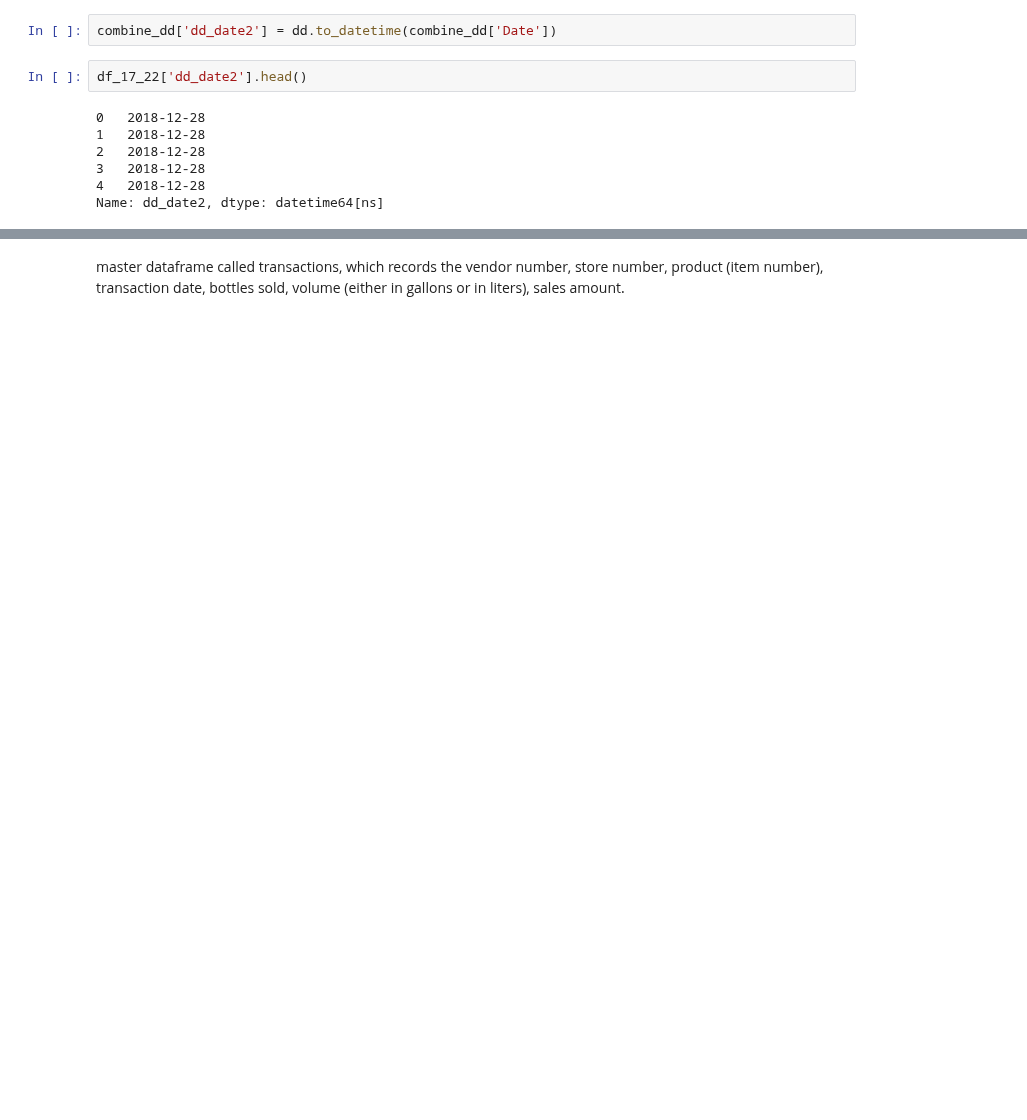
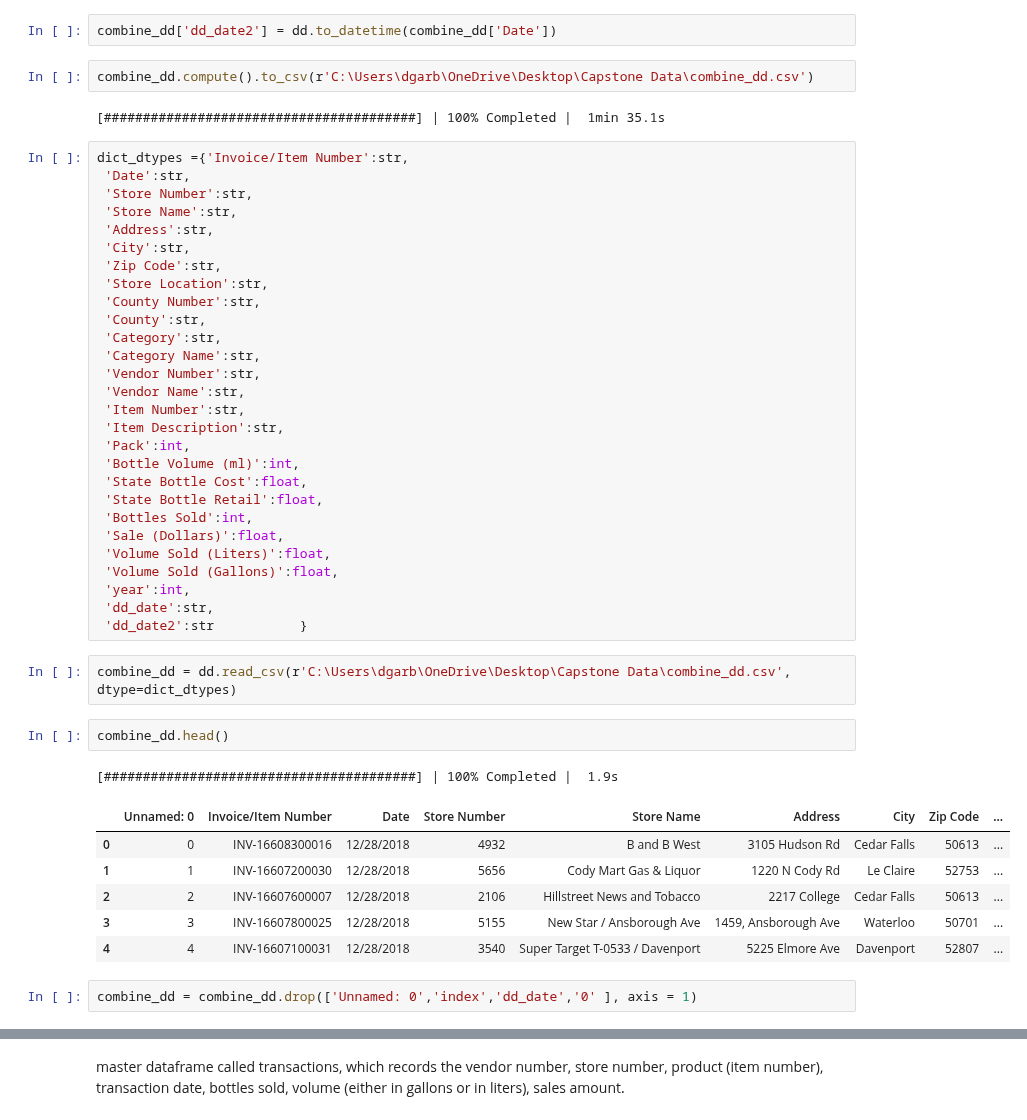
Before and after one commit to dgarbato/capstone, a Jupyter notebook: rd in liquor_2017_to_2022.ipynb, the cells around one changed output, grey strips where cells are left out. Cells and saved outputs as stored; diff of their text form; blank space fills up the shorter version.

```diff
--- a/rd in liquor_2017_to_2022.ipynb
+++ b/rd in liquor_2017_to_2022.ipynb
@@ -139,11 +156,48 @@ df_17_22['dd_date2'] = dd.to_datetime(df_17_22['Date'])
 # %%
 combine_dd['dd_date2'] = dd.to_datetime(combine_dd['Date'])
-# %%
-df_17_22['dd_date2'].head()
-# %% [output]
-0   2018-12-28
-1   2018-12-28
-2   2018-12-28
-3   2018-12-28
-4   2018-12-28
-Name: dd_date2, dtype: datetime64[ns]
+# %%
+combine_dd.compute().to_csv(r'C:\Users\dgarb\OneDrive\Desktop\Capstone Data\combine_dd.csv')
+# %% [output]
+[########################################] | 100% Completed |  1min 35.1s
+# %%
+dict_dtypes ={'Invoice/Item Number':str,
+ 'Date':str,
+ 'Store Number':str,
+ 'Store Name':str,
+ 'Address':str,
+ 'City':str,
+ 'Zip Code':str,
+ 'Store Location':str,
+ 'County Number':str,
+ 'County':str,
+ 'Category':str,
+ 'Category Name':str,
+ 'Vendor Number':str,
+ 'Vendor Name':str,
+ 'Item Number':str,
+ 'Item Description':str,
+ 'Pack':int,
+ 'Bottle Volume (ml)':int,
+ 'State Bottle Cost':float,
+ 'State Bottle Retail':float,
+ 'Bottles Sold':int,
+ 'Sale (Dollars)':float,
+ 'Volume Sold (Liters)':float,
+ 'Volume Sold (Gallons)':float,
+ 'year':int,
+ 'dd_date':str,
+ 'dd_date2':str           }
+# %%
+combine_dd = dd.read_csv(r'C:\Users\dgarb\OneDrive\Desktop\Capstone Data\combine_dd.csv', dtype=dict_dtypes)
+# %%
+combine_dd.head()
+# %% [output]
+[########################################] | 100% Completed |  1.9s
+|  | Unnamed: 0 | Invoice/Item Number | Date | Store Number | Store Name | Address | City | Zip Code | ... |
+| 0 | 0 | INV-16608300016 | 12/28/2018 | 4932 | B and B West | 3105 Hudson Rd | Cedar Falls | 50613 | ... |
+| 1 | 1 | INV-16607200030 | 12/28/2018 | 5656 | Cody Mart Gas & Liquor | 1220 N Cody Rd | Le Claire | 52753 | ... |
+| 2 | 2 | INV-16607600007 | 12/28/2018 | 2106 | Hillstreet News and Tobacco | 2217 College | Cedar Falls | 50613 | ... |
+| 3 | 3 | INV-16607800025 | 12/28/2018 | 5155 | New Star / Ansborough Ave | 1459, Ansborough Ave | Waterloo | 50701 | ... |
+| 4 | 4 | INV-16607100031 | 12/28/2018 | 3540 | Super Target T-0533 / Davenport | 5225 Elmore Ave | Davenport | 52807 | ... |
+# %%
+combine_dd = combine_dd.drop(['Unnamed: 0','index','dd_date','0' ], axis = 1)
```
Also changed, not shown: parts of 24 cells of this notebook, 7 other files.
